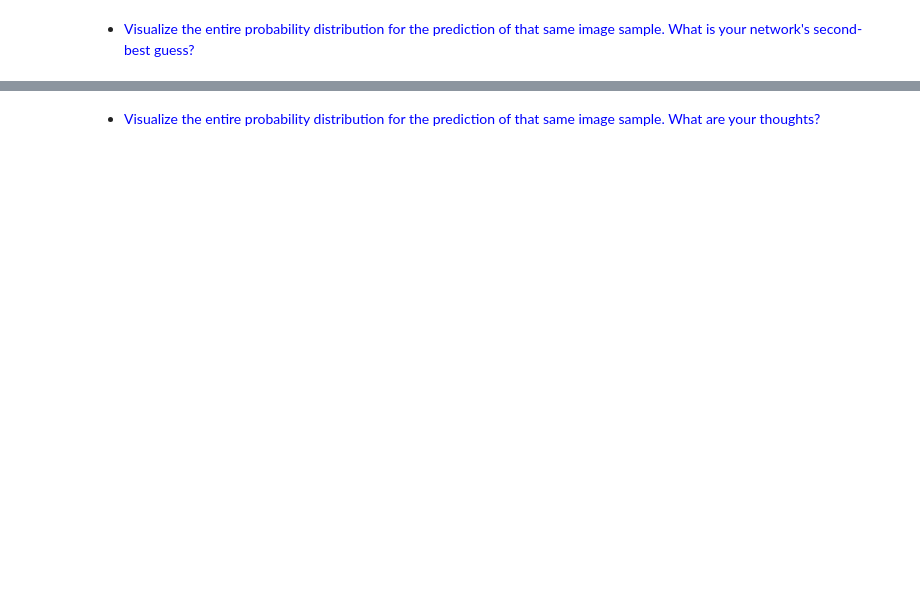
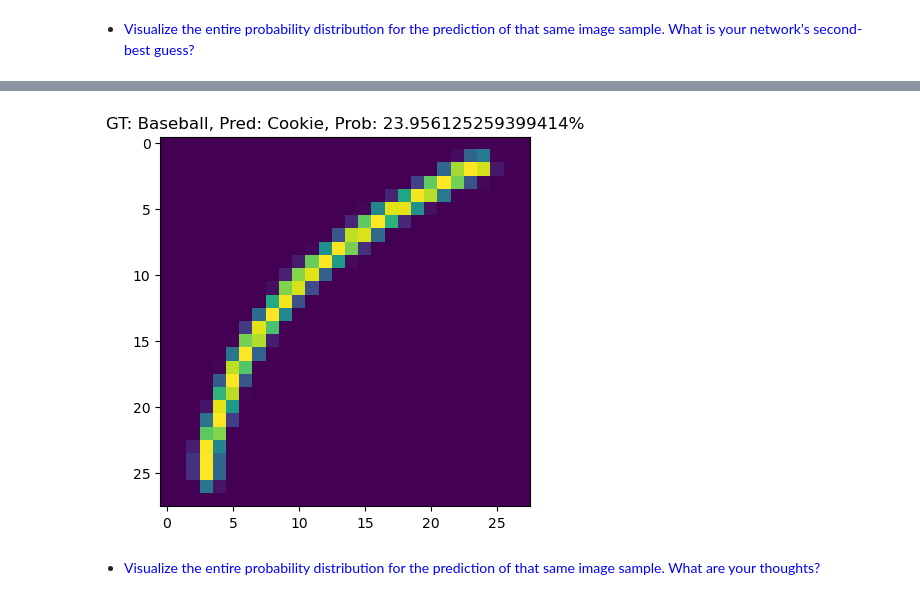
Before and after one commit to osama-alk/DeepLearningInMachineVis-Exercises, a Jupyter notebook: Introduction to Convolutional Neural Networks/05d_CNN_Ex.ipynb, the cells around one changed output, grey strips where cells are left out. Saved outputs shown, nothing was run; the diff lists cells and outputs as text; code cells hidden in the pictures; blank space fills up the shorter version.

```diff
--- a/Introduction to Convolutional Neural Networks/05d_CNN_Ex.ipynb
+++ b/Introduction to Convolutional Neural Networks/05d_CNN_Ex.ipynb
@@ -231,13 +372,15 @@ plt.show()
 # %%
 # Example for test image at index 22866
 idx = 22866
-sample, label = test_dataset[idx]
+sample, label = doodle_test[idx]
 img = testing_img[idx]
 pred, probs = predict(model, sample, binary=False)
 
 plt.imshow(img)
 plt.title(f'GT: {classes[label]}, Pred: {classes[pred]}, Prob: {probs[pred] * 100}%')
 
 plt.show()
+# %% [output]
+[figure, added]
 # %% [markdown]
 * <div style="color:blue">Visualize the entire probability distribution for the prediction of that same image sample. What are your thoughts?</div>
```
Also changed, not shown: parts of 27 cells of this notebook, 3 other files.
